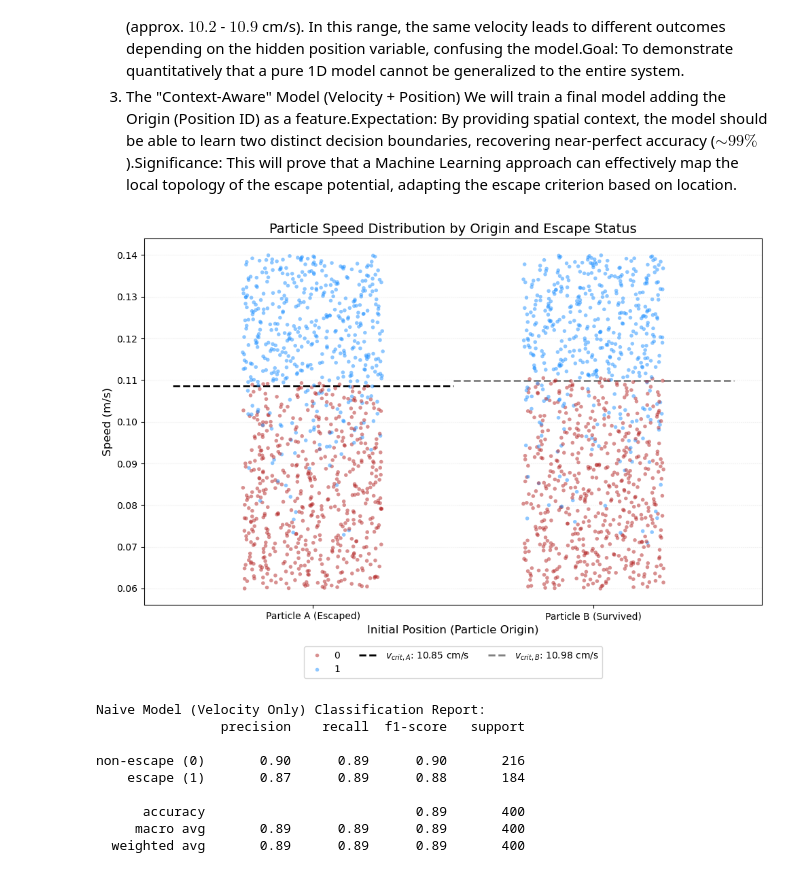
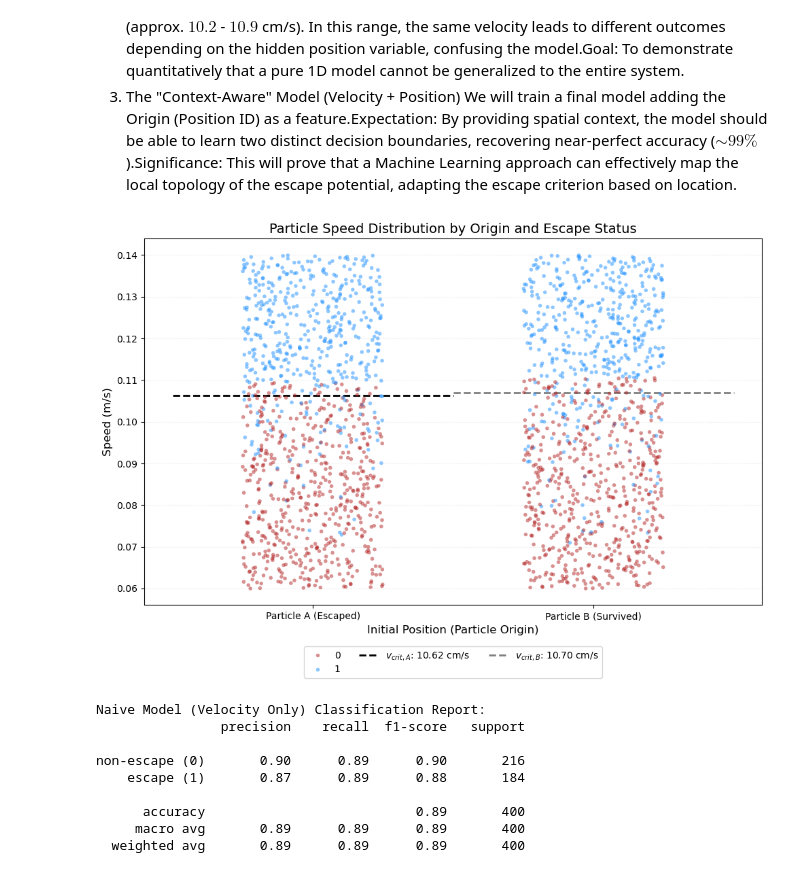
Before and after one commit to LFiaccadori/DART-Ejecta-Fate-Prediction, a Jupyter notebook: notebooks/second_dataset_linear_model.ipynb, the cells around one changed output. Cells and saved outputs as stored; diff of their text form; code cells hidden in the pictures.

```diff
--- a/notebooks/second_dataset_linear_model.ipynb
+++ b/notebooks/second_dataset_linear_model.ipynb
@@ -389,38 +398,39 @@ In an idealized Two-Body Problem with spherically symmetric bodies, the escape v
 # %%
 import seaborn as sns
 
 #Load the combined dataset
 df_combined = pd.read_csv("../data/processed/dataset_combined.csv")
 
 #Plot Configuration
 plt.figure(figsize=(10, 7))
 
 #Strip Plot: shows each individual data point as a dot.
 #hue='target' colors the points based on escape status
 #jitter adds random noise to the x-axis position to prevent overlap
 sns.stripplot(data=df_combined, x='Origin', y='v_mag', hue='target',
               palette={0: 'firebrick', 1: 'dodgerblue'},
               alpha=0.5, size=4, jitter=0.25)
 
 #Add threshold lines for both particles based on previous SVM results
-threshold_A = 0.10855  #Threshold for Particle A (Escaped) in m/s
-threshold_B = 0.10983  #Threshold for Particle B (Survived) in m/s
+v_crit_A = 0.10625  #Threshold for Particle A (Escaped) in m/s
+v_crit_B = 0.10697  #Threshold for Particle B (Survived) in m/s
 
 #Plot horizontal lines for thresholds
-plt.hlines(y=threshold_A, xmin=-0.5, xmax=0.5, colors='black', linestyles='--',linewidth=2, label=f'$v_{{crit, A}}$: {threshold_A*100:.2f} cm/s')
-plt.hlines(y=threshold_B, xmin=0.5, xmax=1.5, colors='gray', linestyles='--',linewidth=2, label=f'$v_{{crit, B}}$: {threshold_B*100:.2f} cm/s')
+plt.hlines(y=v_crit_A, xmin=-0.5, xmax=0.5, colors='black', linestyles='--',linewidth=2, label=f'$v_{{crit, A}}$: {v_crit_A*100:.2f} cm/s')
+plt.hlines(y=v_crit_B, xmin=0.5, xmax=1.5, colors='gray', linestyles='--',linewidth=2, label=f'$v_{{crit, B}}$: {v_crit_B*100:.2f} cm/s')
 
 #Labels, Title, Legend and Details
 plt.title('Particle Speed Distribution by Origin and Escape Status', fontsize=14)
 plt.xlabel('Initial Position (Particle Origin)', fontsize=12)
 plt.ylabel('Speed (m/s)', fontsize=12)
 plt.legend(loc='upper center', bbox_to_anchor=(0.5, -0.1), ncol=3, fontsize=10)
 plt.grid(axis='y', alpha=0.3, linestyle=':')
 
 plt.tight_layout()
+plt.savefig("../results/plots/2nd_dataset/SVM_threshold.png", dpi=300)
 plt.show()
 # %% [output]
-[figure, old version]
+[figure, new version]
 # %%
 def train_naive_model():
 
```
Also changed, not shown: parts of 6 cells of this notebook, 5 other files.
